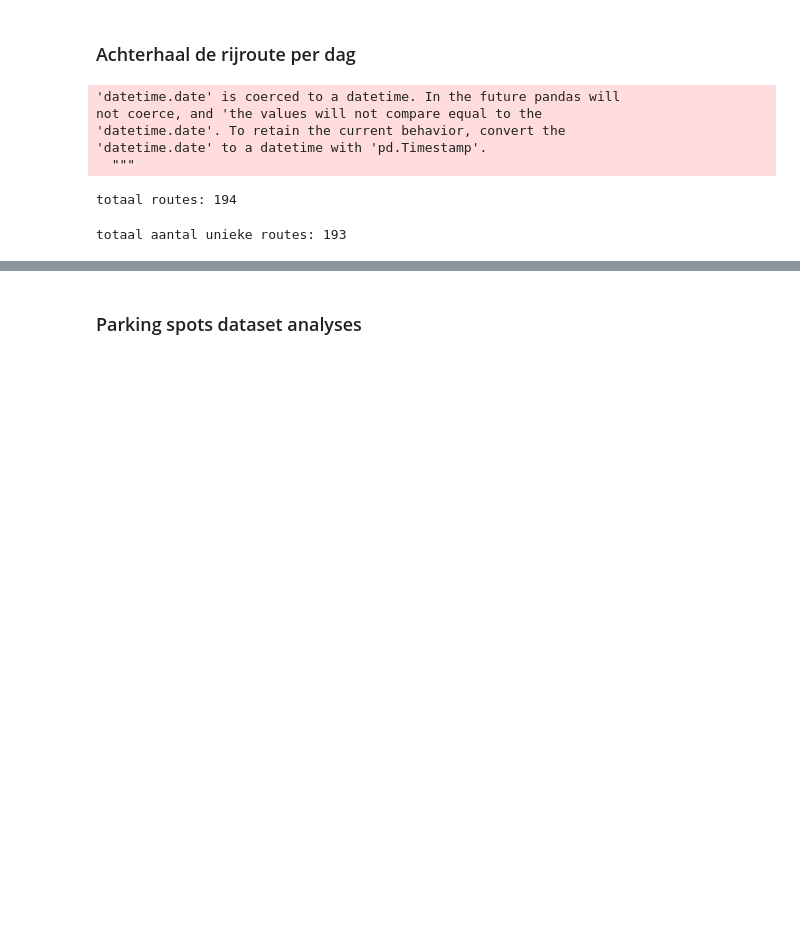
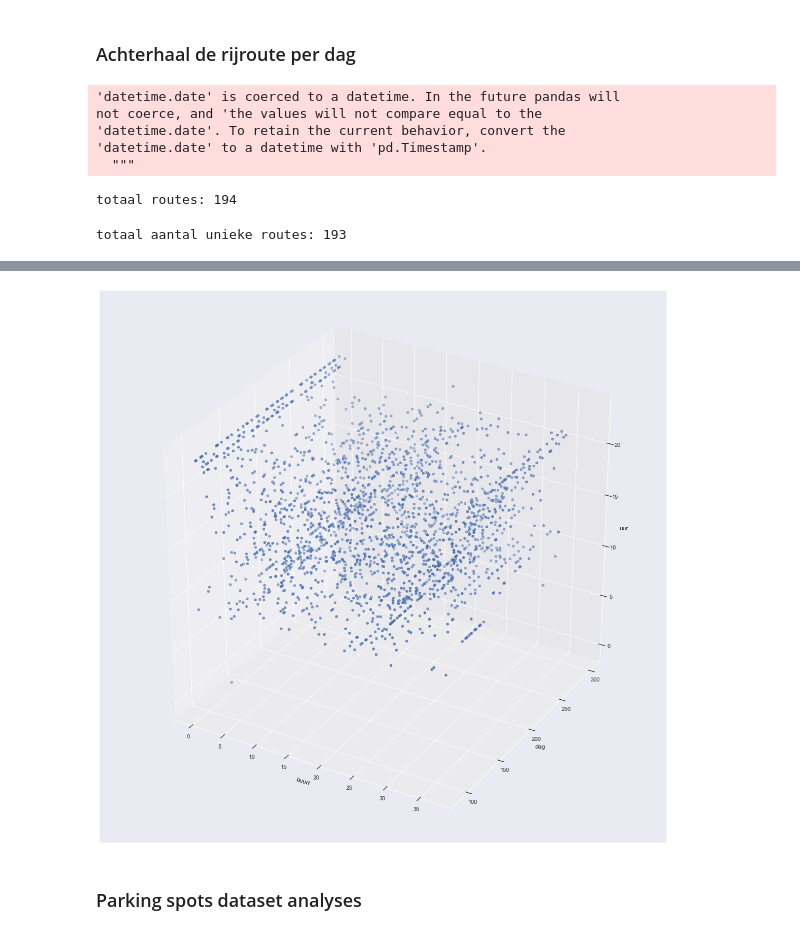
Before and after one commit to pmhuizinga/ggg6, a Jupyter notebook: GemeenteGroningen_parkeervakken.ipynb, the cells around one changed output, grey strips where cells are left out. Drawn from its saved outputs; the diff is of its cells as text; code cells hidden in the pictures; blank space fills up the shorter version.

```diff
--- a/GemeenteGroningen_parkeervakken.ipynb
+++ b/GemeenteGroningen_parkeervakken.ipynb
@@ -298,3 +356,29 @@ totaal aantal unieke routes: 193
+# %%
+# per buurt
+# maak groepering per datum, uur en buurt nr
+df_array = df_scan[['Datum', 'uur', 'buurtnr']].groupby(['Datum', 'uur']).mean().reset_index()
+df_array['buurtnr'] = df_array['buurtnr'].round(0).astype(int)
+# map terug naar wijk
+#wijk_dict = {v: k for k, v in wijk_dict.items()}
+#df_array['wijk'] = df_array['wijknr'].map(wijk_dict)
+df_array['dagvanjaar'] = df_array['Datum'].dt.dayofyear
+
+y = np.array(df_array['dagvanjaar'])
+x = np.array(df_array['buurtnr'])
+z = np.array(df_array['uur'])
+
+fig = plt.figure(figsize=([20,20]))
+ax = fig.add_subplot(111, projection='3d')
+
+ax.scatter(x, y, z)
+ax.set_xlabel('buurt')
+ax.set_ylabel('dag')
+ax.set_zlabel('uur')
+
+plt.show()
+#plt.savefig('buurt_dag_uur.png')
+# %% [output]
+[figure, added]
 # %% [markdown]
 ### Parking spots dataset analyses
 # %%
```
Also changed, not shown: parts of 13 cells of this notebook.
